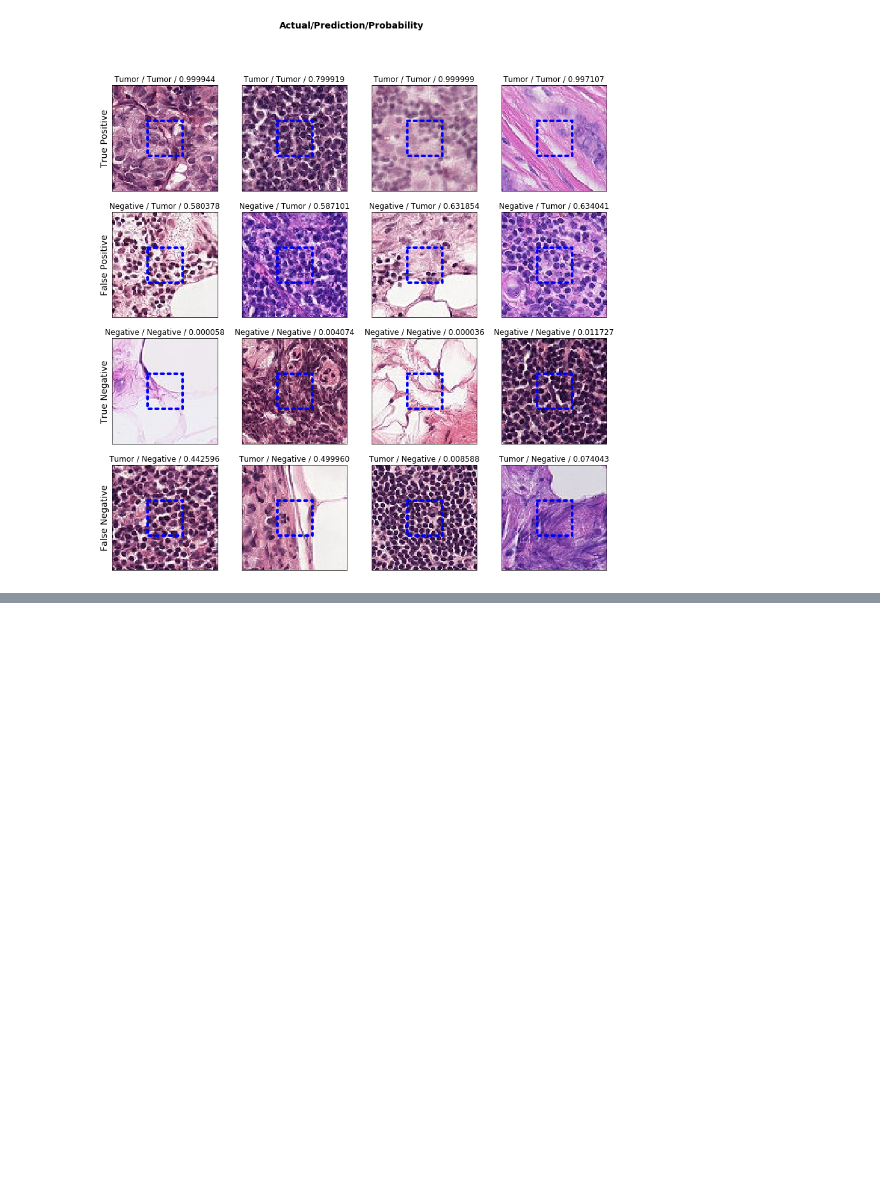
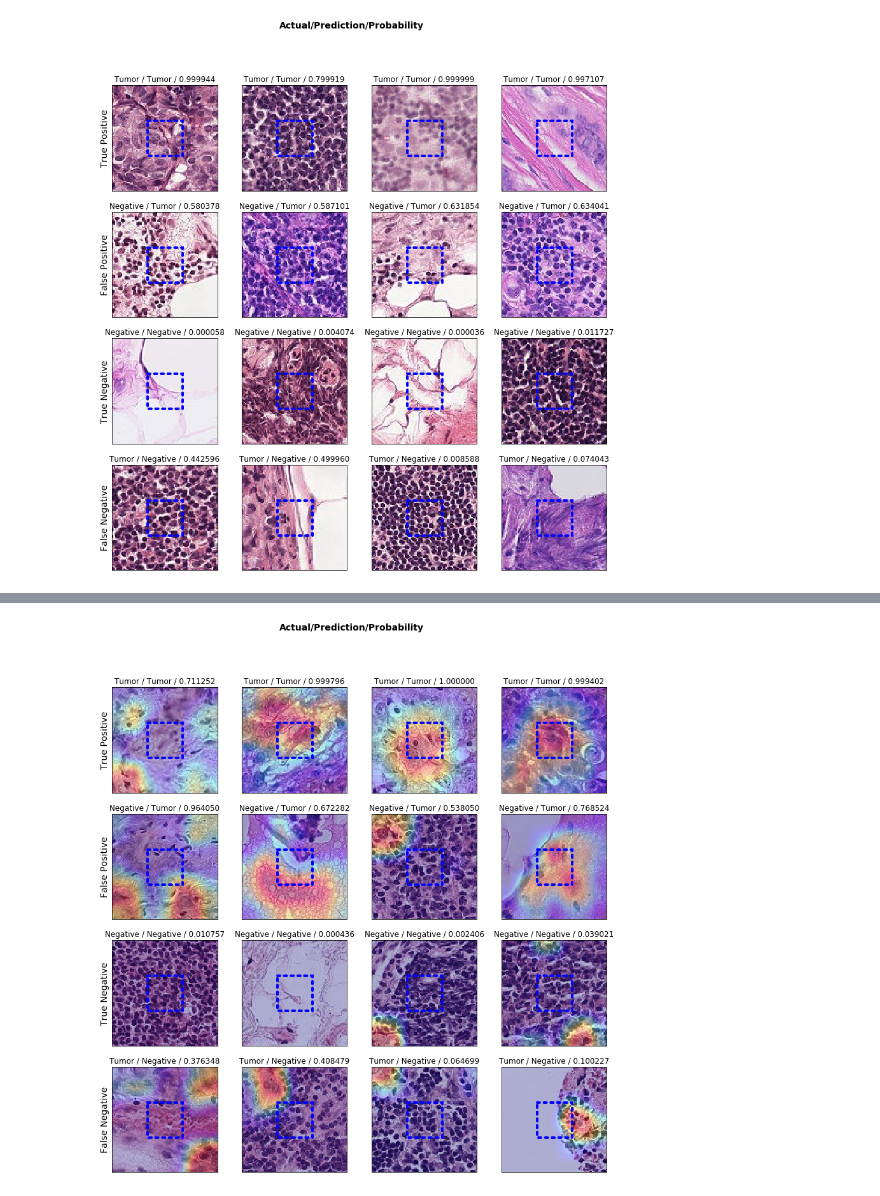
Before and after one commit to xgxofdream/histopathologic-cancer-detection, a Jupyter notebook: nn_visualization.ipynb, the cells around one changed output, grey strips where cells are left out. Cells and saved outputs as stored; diff of their text form; code cells hidden in the pictures; blank space fills up the shorter version.

```diff
--- a/nn_visualization.ipynb
+++ b/nn_visualization.ipynb
@@ -620,0 +625,4 @@ plot_all_cases(show_cam=True)
+# %%
+plot_all_cases(show_cam=True)
+# %% [output]
+[figure, added]
```
Also changed, not shown: parts of 3 cells of this notebook.
